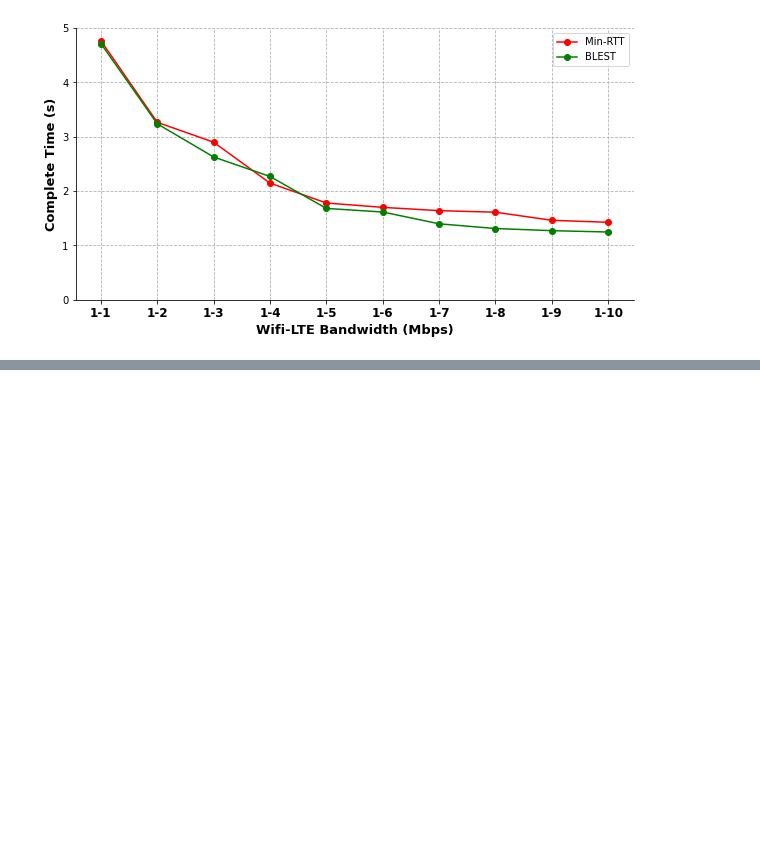
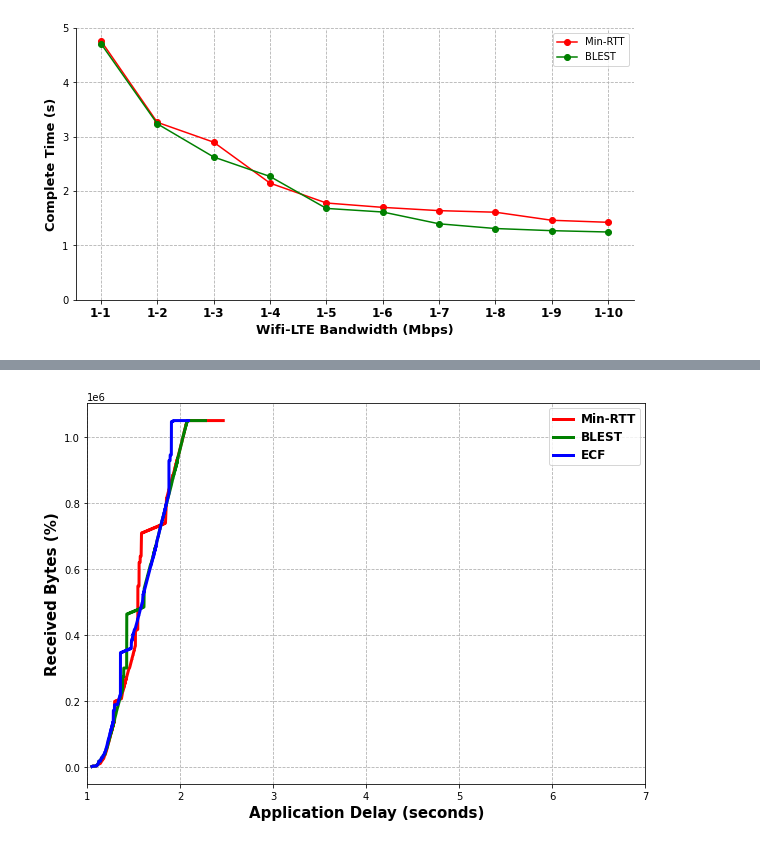
Before and after one commit to ssjShirley/mpquic-ns3, a Jupyter notebook: temp-result/draw.ipynb, the cells around one changed output, grey strips where cells are left out. Saved outputs shown, nothing was run; the diff lists cells and outputs as text; code cells hidden in the pictures; blank space fills up the shorter version.

```diff
--- a/temp-result/draw.ipynb
+++ b/temp-result/draw.ipynb
@@ -547,0 +630,49 @@ plt.show()
+# %%
+# coding=utf-8
+
+import numpy as np
+import matplotlib.pyplot as plt
+
+# plt.rcParams['font.sans-serif'] = ['Arial']  # 如果要显示中文字体,则在此处设为：SimHei
+# plt.rcParams['axes.unicode_minus'] = False  # 显示负号
+
+# x = np.array([1, 2, 3, 4, 5, 6])
+# VGG_supervised = np.array([2.9749694, 3.9357018, 4.7440844, 6.482254, 8.720203, 13.687582])
+# VGG_unsupervised = np.array([2.1044724, 2.9757383, 3.7754183, 5.686206, 8.367847, 14.144531])
+# ourNetwork = np.array([2.0205495, 2.6509762, 3.1876223, 4.380781, 6.004548, 9.9298])
+
+# label在图示(legend)中显示。若为数学公式,则最好在字符串前后添加"$"符号
+# color：b:blue、g:green、r:red、c:cyan、m:magenta、y:yellow、k:black、w:white、、、
+# 线型：-  --   -.  :    ,
+# marker：.  ,   o   v    <    *    +    1
+plt.figure(figsize=(10, 7))
+plt.grid(linestyle="--")  # 设置背景网格线为虚线
+ax = plt.gca()
+# ax.spines['top'].set_visible(False)  # 去掉上边框
+# ax.spines['right'].set_visible(False)  # 去掉右边框
+
+
+# plt.plot(x[0][1:18670], y[0][1:18670],linestyle="-", color="red", label="Round-Robin", linewidth=3)
+plt.plot(x[1][1:18670], y[1][1:18670],linestyle="-", color="red", label="Min-RTT", linewidth=3)
+plt.plot(x[2][1:18670], y[2][1:18670],linestyle="-", color="green", label="BLEST", linewidth=3)
+plt.plot(x[3][1:18670], y[3][1:18670],linestyle="-", color="blue", label="ECF", linewidth=3)
+
+# group_labels = ['Top 0-5%', 'Top 5-10%', 'Top 10-20%', 'Top 20-50%', 'Top 50-70%', ' Top 70-100%']  # x轴刻度的标识
+# plt.xticks(x, group_labels, fontsize=12, fontweight='bold')  # 默认字体大小为10
+# plt.yticks(fontsize=12, fontweight='bold')
+# # plt.title("example", fontsize=12, fontweight='bold')  # 默认字体大小为12
+plt.ylabel("Received Bytes (%)", fontsize=15, fontweight='bold')
+plt.xlabel("Application Delay (seconds)", fontsize=15, fontweight='bold')
+plt.xlim(1, 7)  # 设置x轴的范围
+# plt.ylim(50, 101)
+
+# plt.legend()          #显示各曲线的图例
+plt.legend(loc=0, numpoints=1)
+leg = plt.gca().get_legend()
+ltext = leg.get_texts()
+plt.setp(ltext, fontsize=12, fontweight='bold')  # 设置图例字体的大小和粗细
+
+# plt.savefig('./rxBytes.png', format='png')  # 建议保存为svg格式,再用在线转换工具转为矢量图emf后插入word中
+plt.show()
+# %% [output]
+[figure, added]
```
Also changed, not shown: parts of 3 cells of this notebook, 9 other files.
